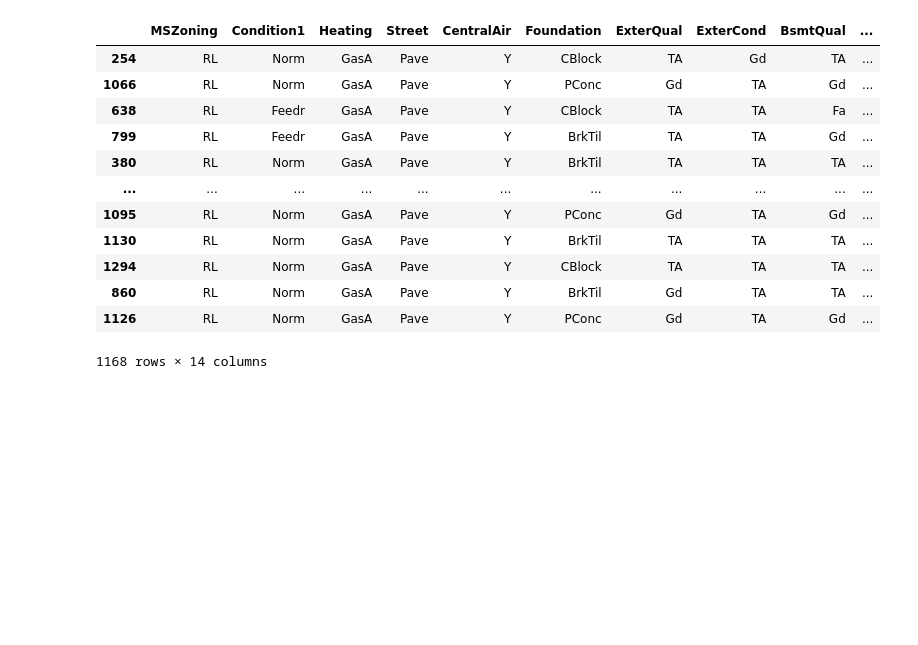
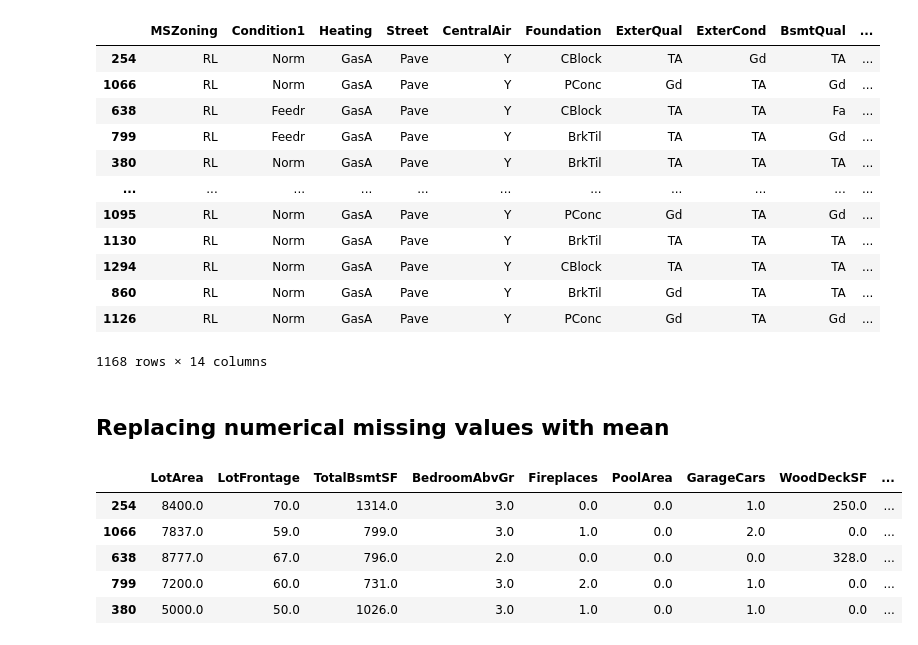
Before and after one commit to Sadia-Khan-Rupa/Chapter_7-Supervised_ML, a Jupyter notebook: Challenge_4.ipynb, the cells around one changed output. Cells and saved outputs as stored; diff of their text form; code cells hidden in the pictures; blank space fills up the shorter version.

```diff
--- a/Challenge_4.ipynb
+++ b/Challenge_4.ipynb
@@ -233,3 +241,21 @@ cat_imputer = SimpleImputer(strategy='constant',
 | 860 | RL | Norm | GasA | Pave | Y | BrkTil | Gd | TA | TA | ... |
 | 1126 | RL | Norm | GasA | Pave | Y | PConc | Gd | TA | Gd | ... |
 1168 rows × 14 columns
+# %% [markdown]
+## Replacing numerical missing values with mean
+# %%
+# selecting numerical columns
+X_train_numbers = X_train.select_dtypes(include='number')
+# imputing thr mean
+num_imputer = SimpleImputer(strategy='mean').set_output(transform='pandas')
+
+#fiitng and transforming
+X_num_imputed = num_imputer.fit_transform(X_train_numbers)
+X_num_imputed.head()
+# %% [output]
+|  | LotArea | LotFrontage | TotalBsmtSF | BedroomAbvGr | Fireplaces | PoolArea | GarageCars | WoodDeckSF | ... |
+| 254 | 8400.0 | 70.0 | 1314.0 | 3.0 | 0.0 | 0.0 | 1.0 | 250.0 | ... |
+| 1066 | 7837.0 | 59.0 | 799.0 | 3.0 | 1.0 | 0.0 | 2.0 | 0.0 | ... |
+| 638 | 8777.0 | 67.0 | 796.0 | 2.0 | 0.0 | 0.0 | 0.0 | 328.0 | ... |
+| 799 | 7200.0 | 60.0 | 731.0 | 3.0 | 2.0 | 0.0 | 1.0 | 0.0 | ... |
+| 380 | 5000.0 | 50.0 | 1026.0 | 3.0 | 1.0 | 0.0 | 1.0 | 0.0 | ... |
```
Also changed, not shown: parts of 10 cells of this notebook, 3 other files.
